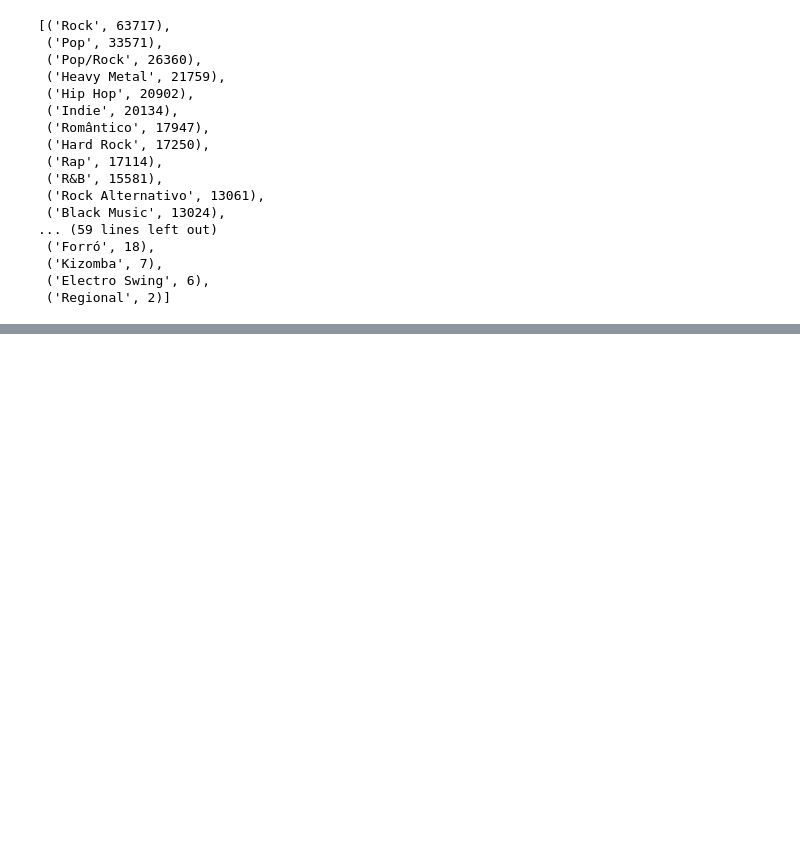
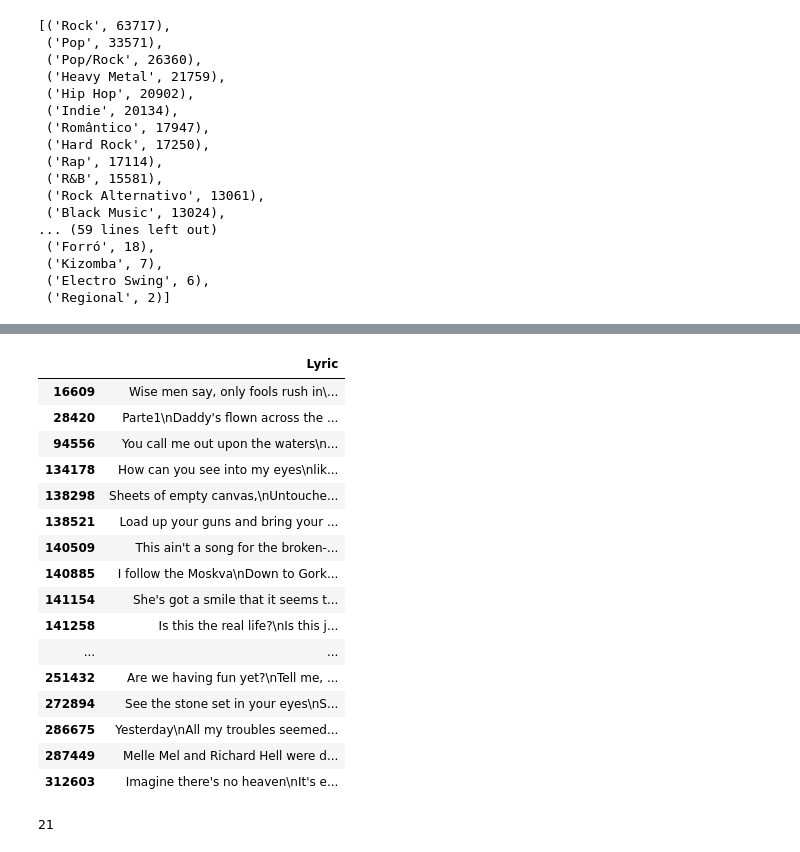
Before and after one commit to dia36u/Generation_de_paroles_de_chanson, a Jupyter notebook: data_analysis.ipynb, the cells around one changed output, grey strips where cells are left out. Saved outputs shown, nothing was run; the diff lists cells and outputs as text; code cells hidden in the pictures; blank space fills up the shorter version.

```diff
--- a/data_analysis.ipynb
+++ b/data_analysis.ipynb
@@ -82,0 +137,33 @@ sorted(genre.items(), key=lambda t: t[1], reverse=True)
+# %%
+df=df.drop(['Artist', 'Songs','Popularity','SName'], axis=1)
+# %%
+df
+# %% [output]
+|  | Lyric |
+| 16609 | Wise men say, only fools rush in\... |
+| 28420 | Parte1\nDaddy's flown across the ... |
+| 94556 | You call me out upon the waters\n... |
+| 134178 | How can you see into my eyes\nlik... |
+| 138298 | Sheets of empty canvas,\nUntouche... |
+| 138521 | Load up your guns and bring your ... |
+| 140509 | This ain't a song for the broken-... |
+| 140885 | I follow the Moskva\nDown to Gork... |
+| 141154 | She's got a smile that it seems t... |
+| 141258 | Is this the real life?\nIs this j... |
+| ... | ... |
+| 251432 | Are we having fun yet?\nTell me, ... |
+| 272894 | See the stone set in your eyes\nS... |
+| 286675 | Yesterday\nAll my troubles seemed... |
+| 287449 | Melle Mel and Richard Hell were d... |
+| 312603 | Imagine there's no heaven\nIt's e... |
+# %%
+import sqlite3
+
+conn = sqlite3.connect('database.db')
+c = conn.cursor()
+c.execute('CREATE TABLE IF NOT EXISTS lyrics (lyrics)')
+conn.commit()
+
+df.to_sql("lyrics", conn, if_exists='replace', index=False)
+# %% [output]
+21
```
Also changed, not shown: parts of 6 cells of this notebook, 1 other file.
